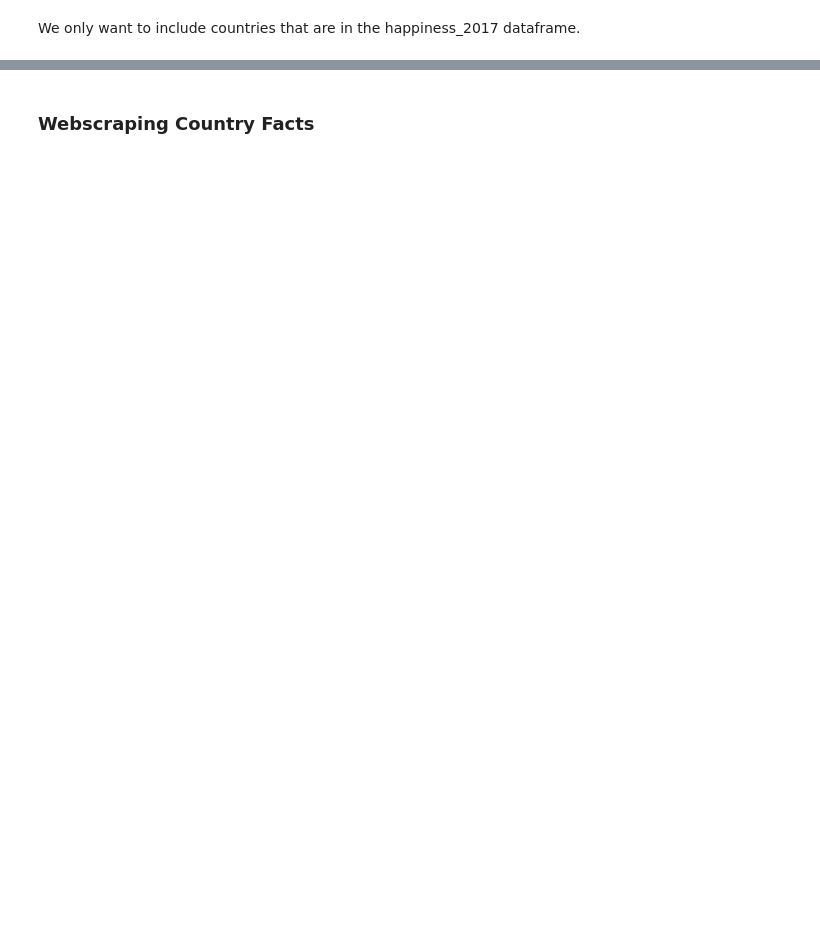
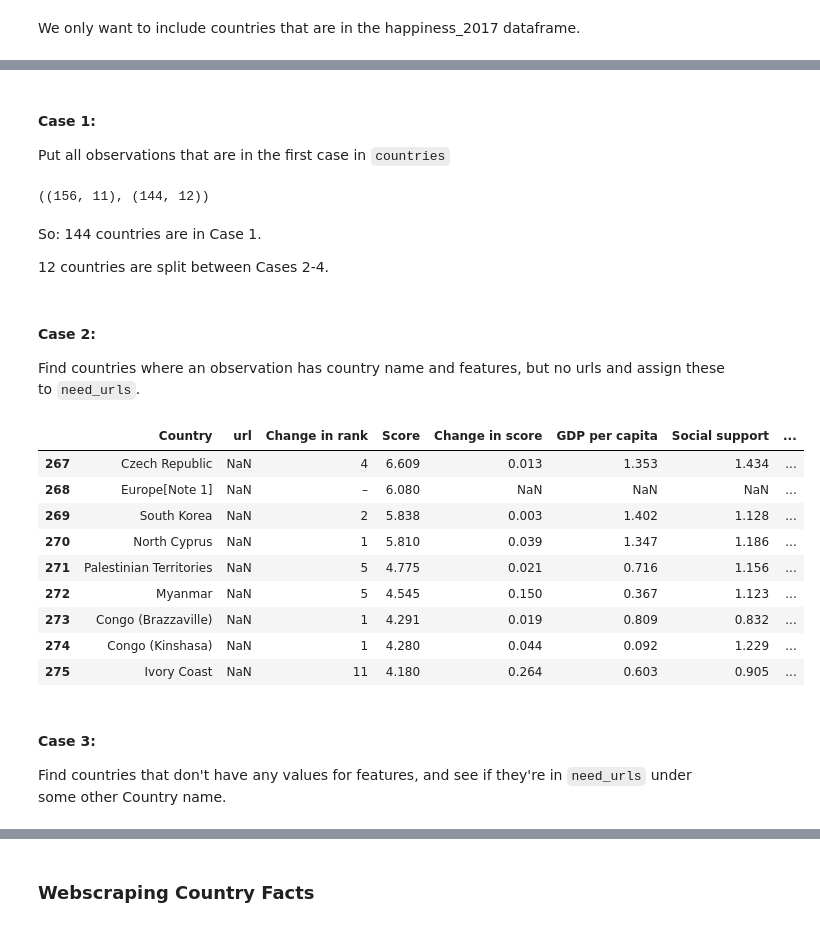
Before and after one commit to emilyageller/Geller_Metis, a Jupyter notebook: Project 2/webscraping_worldhappiness.ipynb, the cells around one changed output, grey strips where cells are left out. Cells and saved outputs as stored; diff of their text form; code cells hidden in the pictures; blank space fills up the shorter version.

Commit message:
week 2 working plus project 2 commits w/data acquisition

```diff
--- a/Project 2/webscraping_worldhappiness.ipynb
+++ b/Project 2/webscraping_worldhappiness.ipynb
@@ -68,3 +59,6 @@ happiness_2017.head()
+# %%
+happiness_2017 = happiness_2017[happiness_2017.Country !='World']
+happiness_2017 = happiness_2017[happiness_2017.Country != 'Europe']
 # %%
 happiness_2017.info()
 # %% [output]
@@ -199,0 +147,7 @@ True
+# %%
+country_url2 = pd.DataFrame.from_dict(country_url, orient='index')
+country_url2 = country_url2[2:] # get rid of first two rows because they aren't countries
+country_url2.index.name = 'Country'
+country_url2.columns = ['url']
+country_url2 = country_url2.reset_index()
+country_url2.info()
@@ -199,0 +162,2 @@ True
+# %%
+countries_merged = pd.merge(country_url2, happiness_2017, on='Country',how='outer')
@@ -199,0 +175,32 @@ True
+# %% [markdown]
+#### Case 1:
+Put all observations that are in the first case in `countries`
+# %%
+countries_full = countries_merged[countries_merged['url'].notnull() & countries_merged['Change in score'].notnull()]
+happiness_2017.shape, countries_full.shape
+# %% [output]
+((156, 11), (144, 12))
+# %% [markdown]
+So: 144 countries are in Case 1.
+
+12 countries are split between Cases 2-4.
+# %% [markdown]
+#### Case 2:
+Find countries where an observation has country name and features, but no urls and assign these to `need_urls`.
+# %%
+need_urls = countries_merged[countries_merged['url'].isnull()]
+need_urls
+# %% [output]
+|  | Country | url | Change in rank | Score | Change in score | GDP per capita | Social support | ... |
+| 267 | Czech Republic | NaN | 4 | 6.609 | 0.013 | 1.353 | 1.434 | ... |
+| 268 | Europe[Note 1] | NaN | – | 6.080 | NaN | NaN | NaN | ... |
+| 269 | South Korea | NaN | 2 | 5.838 | 0.003 | 1.402 | 1.128 | ... |
+| 270 | North Cyprus | NaN | 1 | 5.810 | 0.039 | 1.347 | 1.186 | ... |
+| 271 | Palestinian Territories | NaN | 5 | 4.775 | 0.021 | 0.716 | 1.156 | ... |
+| 272 | Myanmar | NaN | 5 | 4.545 | 0.150 | 0.367 | 1.123 | ... |
+| 273 | Congo (Brazzaville) | NaN | 1 | 4.291 | 0.019 | 0.809 | 0.832 | ... |
+| 274 | Congo (Kinshasa) | NaN | 1 | 4.280 | 0.044 | 0.092 | 1.229 | ... |
+| 275 | Ivory Coast | NaN | 11 | 4.180 | 0.264 | 0.603 | 0.905 | ... |
+# %% [markdown]
+#### Case 3:
+Find countries that don't have any values for features, and see if they're in `need_urls` under some other Country name.
```
Also changed, not shown: parts of 62 cells of this notebook, 14 other files.
